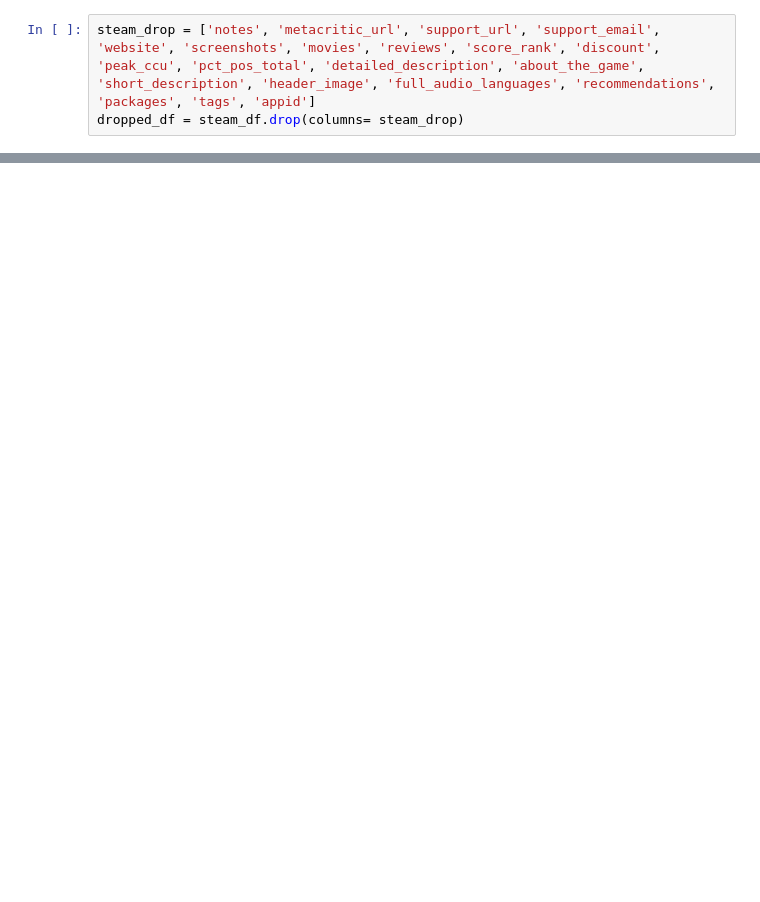
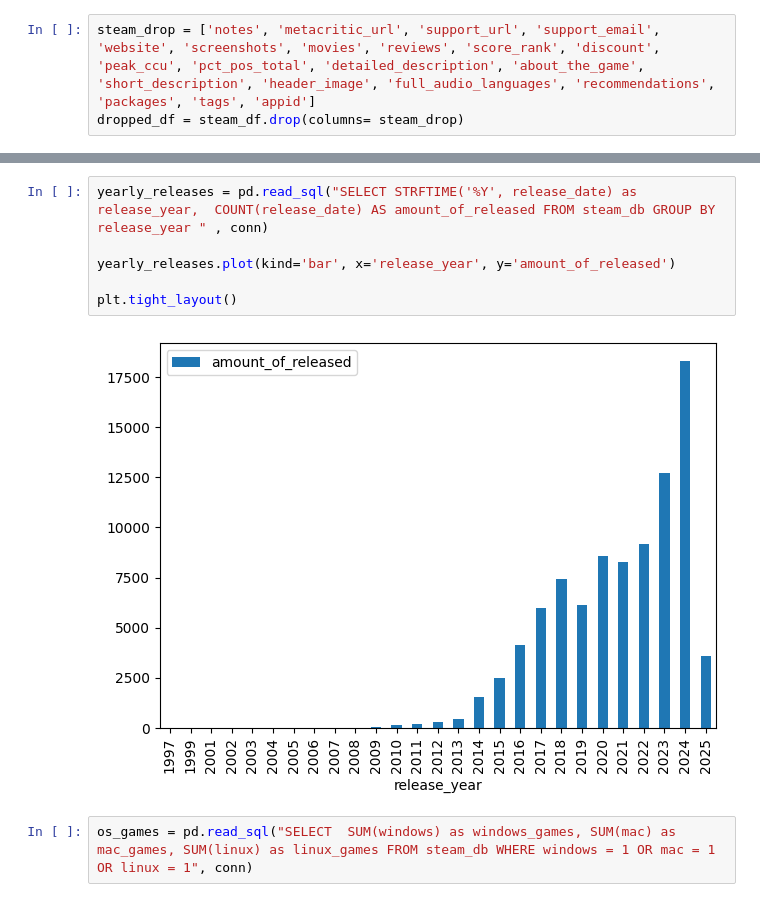
Before and after one commit to cadencheek/video_game_sales_analysis, a Jupyter notebook: game_sales_sql_analysis.ipynb, the cells around one changed output, grey strips where cells are left out. Drawn from its saved outputs; the diff is of its cells as text; blank space fills up the shorter version.

```diff
--- a/game_sales_sql_analysis.ipynb
+++ b/game_sales_sql_analysis.ipynb
@@ -28,0 +83,10 @@ print(pd.read_sql("SELECT name, metacritic_score, user_score FROM steam_db WHERE
+# %%
+yearly_releases = pd.read_sql("SELECT STRFTIME('%Y', release_date) as release_year,  COUNT(release_date) AS amount_of_released FROM steam_db GROUP BY release_year " , conn)
+
+yearly_releases.plot(kind='bar', x='release_year', y='amount_of_released')
+
+plt.tight_layout()
+# %% [output]
+[figure, added]
+# %%
+os_games = pd.read_sql("SELECT  SUM(windows) as windows_games, SUM(mac) as mac_games, SUM(linux) as linux_games FROM steam_db WHERE windows = 1 OR mac = 1 OR linux = 1", conn)
```
Also changed, not shown: parts of 11 cells of this notebook.
